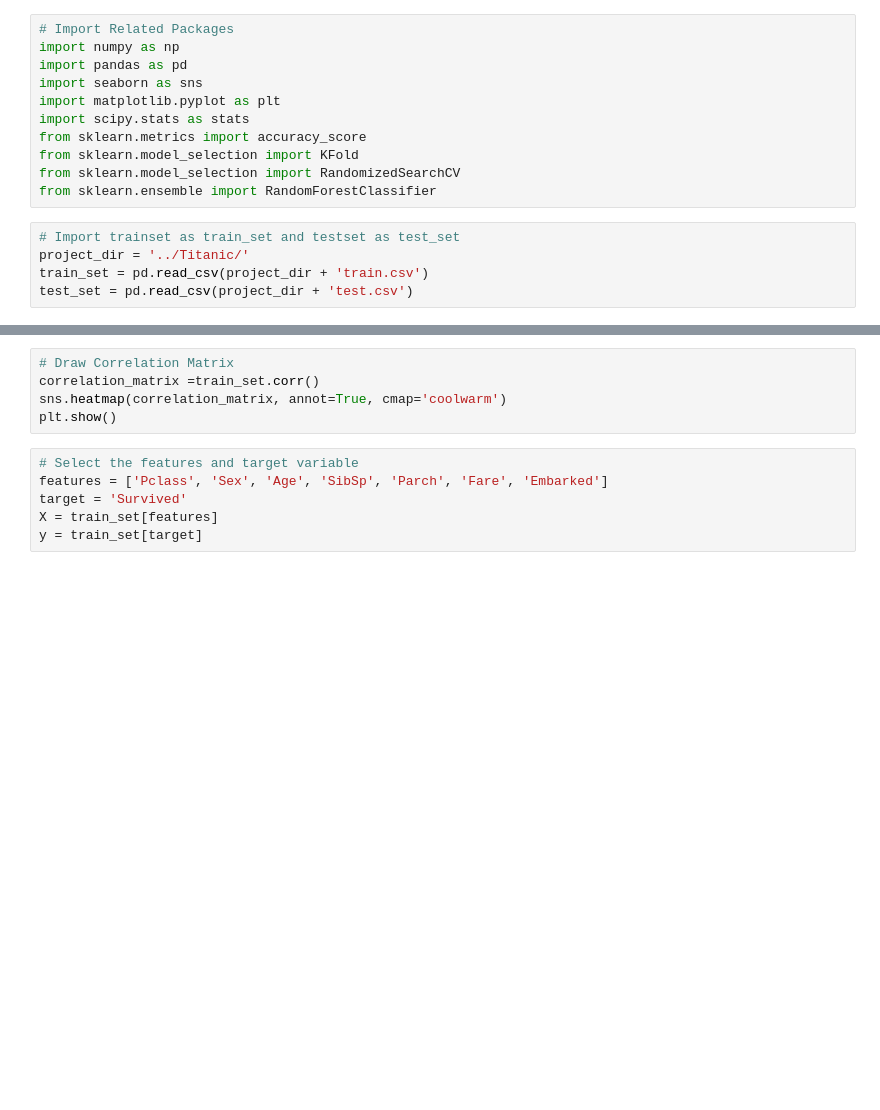
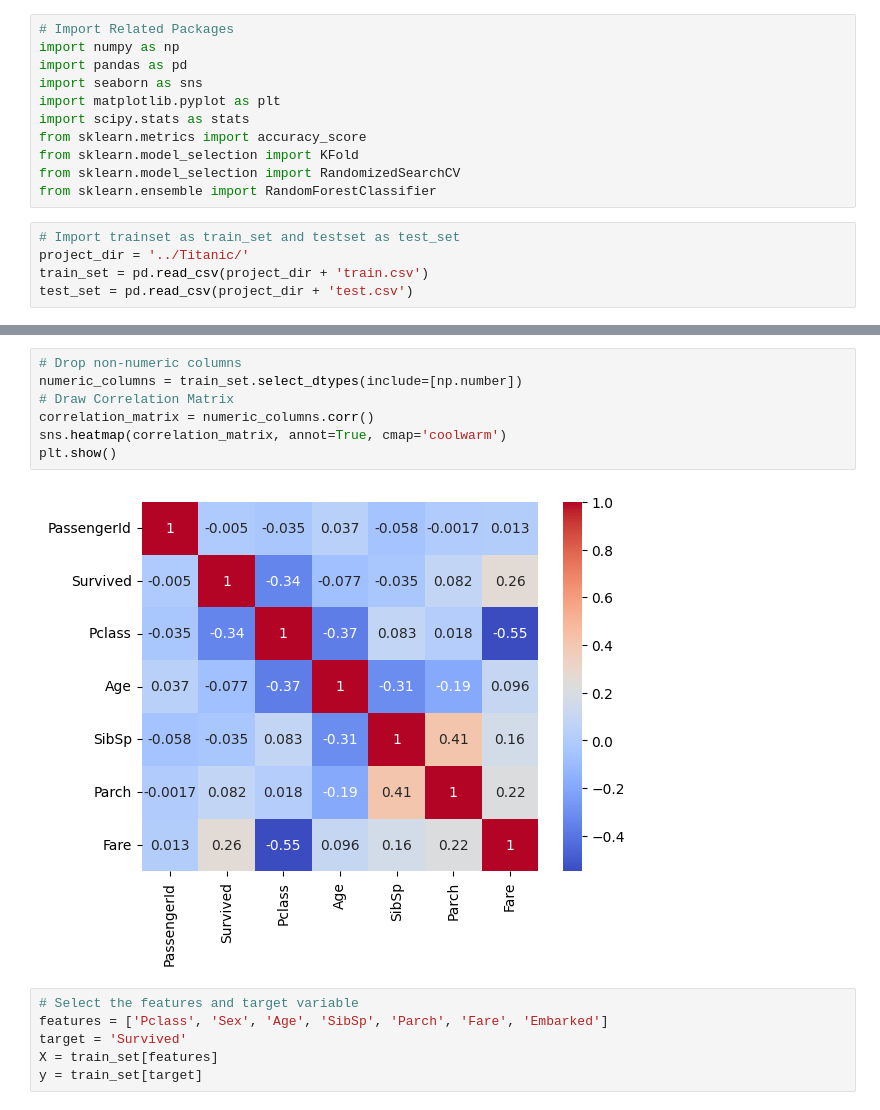
Before and after one commit to huangchao2528/Projects, a Jupyter notebook: Titanic/Titanic.ipynb, the cells around one changed output, grey strips where cells are left out. Drawn from its saved outputs; the diff is of its cells as text; blank space fills up the shorter version.

```diff
--- a/Titanic/Titanic.ipynb
+++ b/Titanic/Titanic.ipynb
@@ -37,8 +128,12 @@ print(f'Survival rate is {num_survived/len(train_set)}')
 # %%
+# Drop non-numeric columns
+numeric_columns = train_set.select_dtypes(include=[np.number])
 # Draw Correlation Matrix
-correlation_matrix =train_set.corr()
+correlation_matrix = numeric_columns.corr()
 sns.heatmap(correlation_matrix, annot=True, cmap='coolwarm')
 plt.show()
+# %% [output]
+[figure, added]
 # %%
 # Select the features and target variable
 features = ['Pclass', 'Sex', 'Age', 'SibSp', 'Parch', 'Fare', 'Embarked']
```
Also changed, not shown: parts of 13 cells of this notebook.
